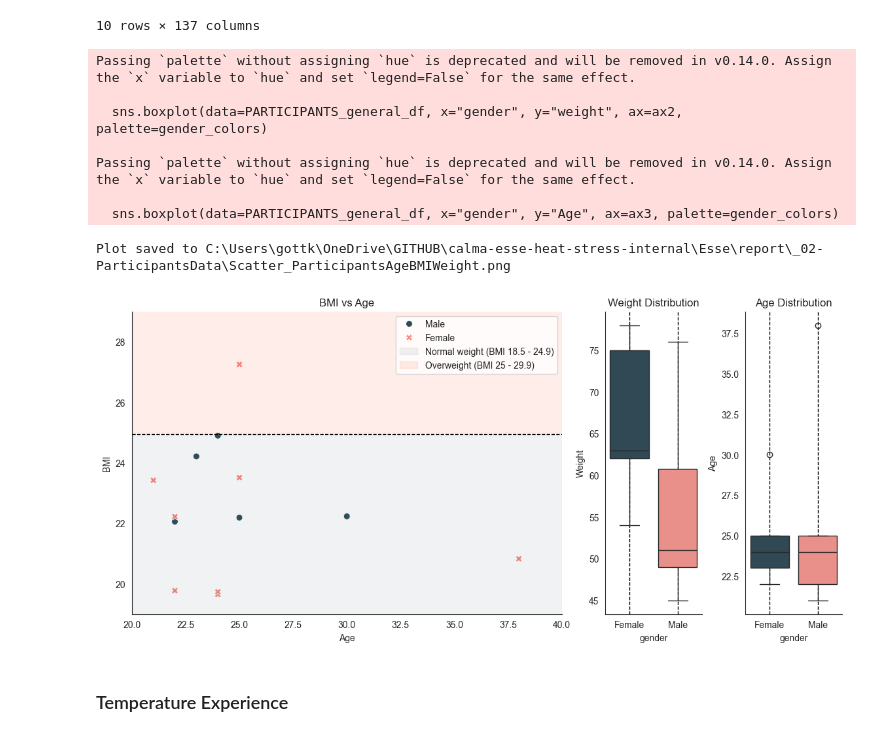
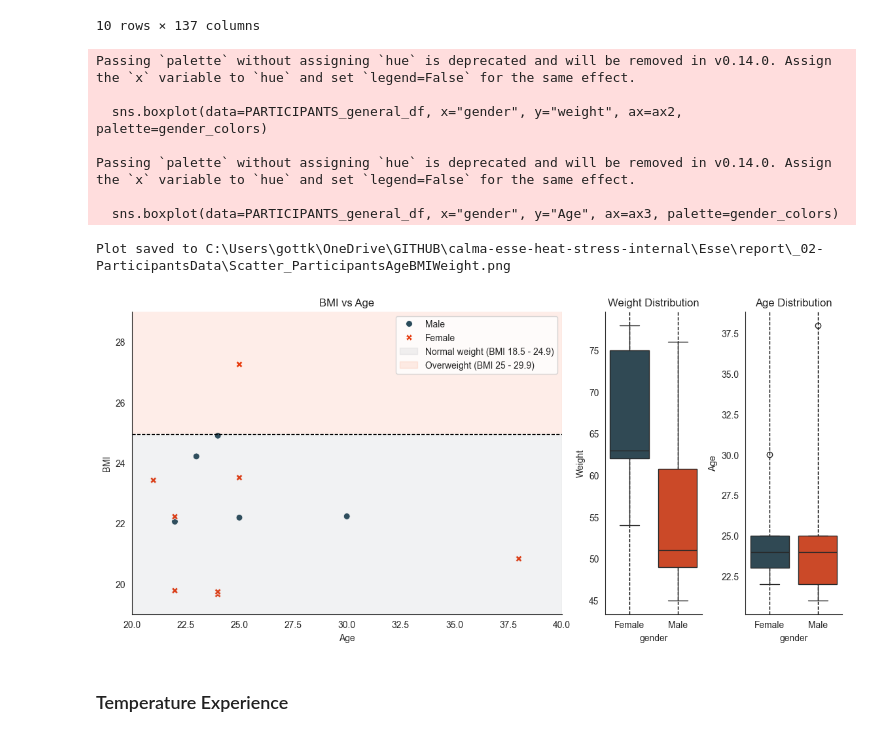
Before and after one commit to buds-lab/calma-esse-heat-stress-public, a Jupyter notebook: Esse/src/Participants_Antro.ipynb, the cells around one changed output. Cells and saved outputs as stored; diff of their text form; code cells hidden in the pictures.

```diff
--- a/Esse/src/Participants_Antro.ipynb
+++ b/Esse/src/Participants_Antro.ipynb
@@ -99,7 +99,7 @@ PARTICIPANTS_general_df = PARTICIPANTS_data_df[columns]
 # Set the aesthetic style of the plots
 # Set the aesthetic style of the plots
 sns.set_style('white')
-gender_colors = {'Female': color_coralpink, 'Male': color_deepseablue}
+gender_colors = {'Female': color_vulcanfire, 'Male': color_deepseablue}
 # Create a figure with GridSpec
 fig = plt.figure(figsize=(14, 6))
 gs = fig.add_gridspec(1, 4, width_ratios=[2, 2, 1, 1], wspace=0.3)
@@ -172,34 +172,34 @@ ax3.set_xticks([0, 1])  # Set positions of ticks
 ax3.set_xticklabels(['Female', 'Male'])  # Set tick labels
 
 sns.despine(ax=ax3)
 
 plt.tight_layout()
 
 filepath = os.path.join(filepath_dir, "Scatter_ParticipantsAgeBMIWeight.png")
 if filepath != "":
     directory = os.path.dirname(filepath)
 
     # Create directory if it doesn't exist
     if not os.path.exists(directory):
         os.makedirs(directory)
 
     plt.savefig(filepath, bbox_inches='tight', pad_inches=0.1)
     print(f"Plot saved to {filepath}")
 
 
 plt.savefig(filepath)
 
 plt.show()
 # %% [output]
 Passing `palette` without assigning `hue` is deprecated and will be removed in v0.14.0. Assign the `x` variable to `hue` and set `legend=False` for the same effect.
 
   sns.boxplot(data=PARTICIPANTS_general_df, x="gender", y="weight", ax=ax2, palette=gender_colors)
 
 Passing `palette` without assigning `hue` is deprecated and will be removed in v0.14.0. Assign the `x` variable to `hue` and set `legend=False` for the same effect.
 
   sns.boxplot(data=PARTICIPANTS_general_df, x="gender", y="Age", ax=ax3, palette=gender_colors)
 Plot saved to C:\Users\gottk\OneDrive\GITHUB\calma-esse-heat-stress-internal\Esse\report\_02-ParticipantsData\Scatter_ParticipantsAgeBMIWeight.png
-[figure, old version]
+[figure, new version]
 # %% [markdown]
 ### Temperature Experience
 # %%
```
Also changed, not shown: parts of 3 cells of this notebook, 7 other files.
